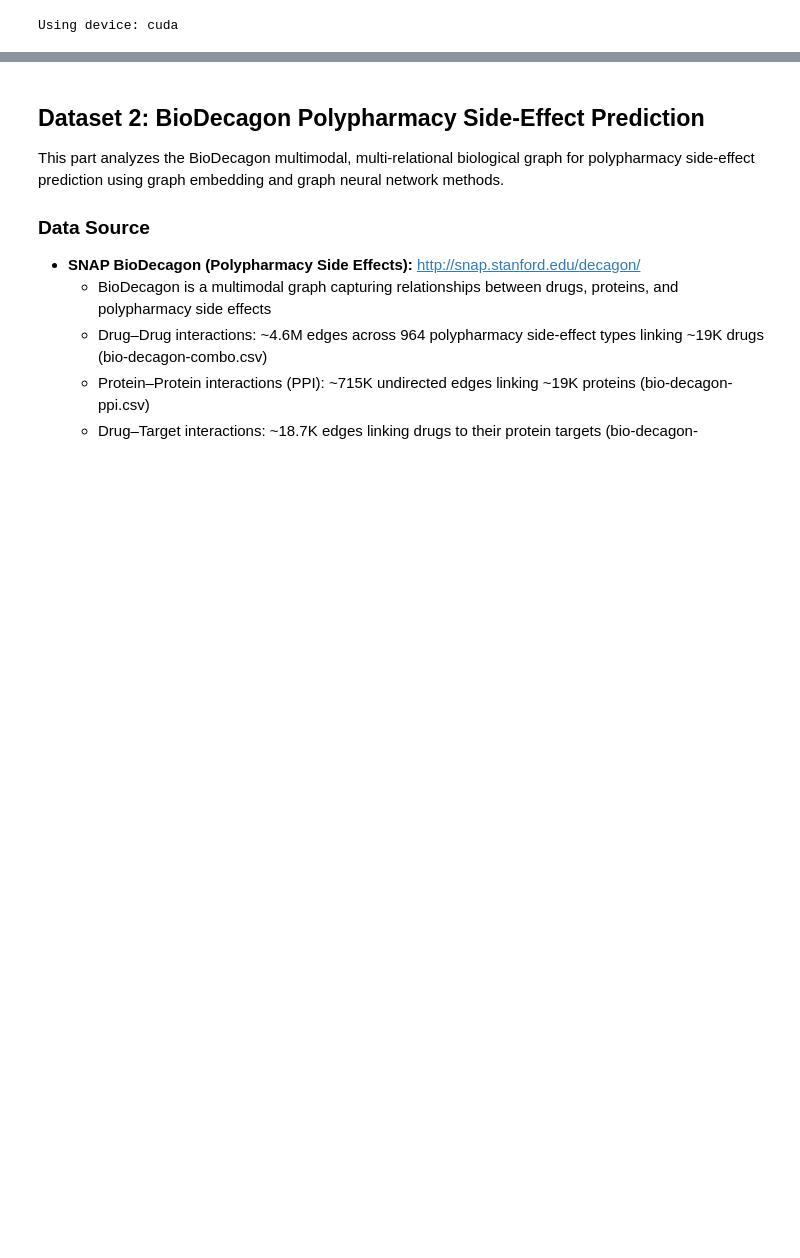
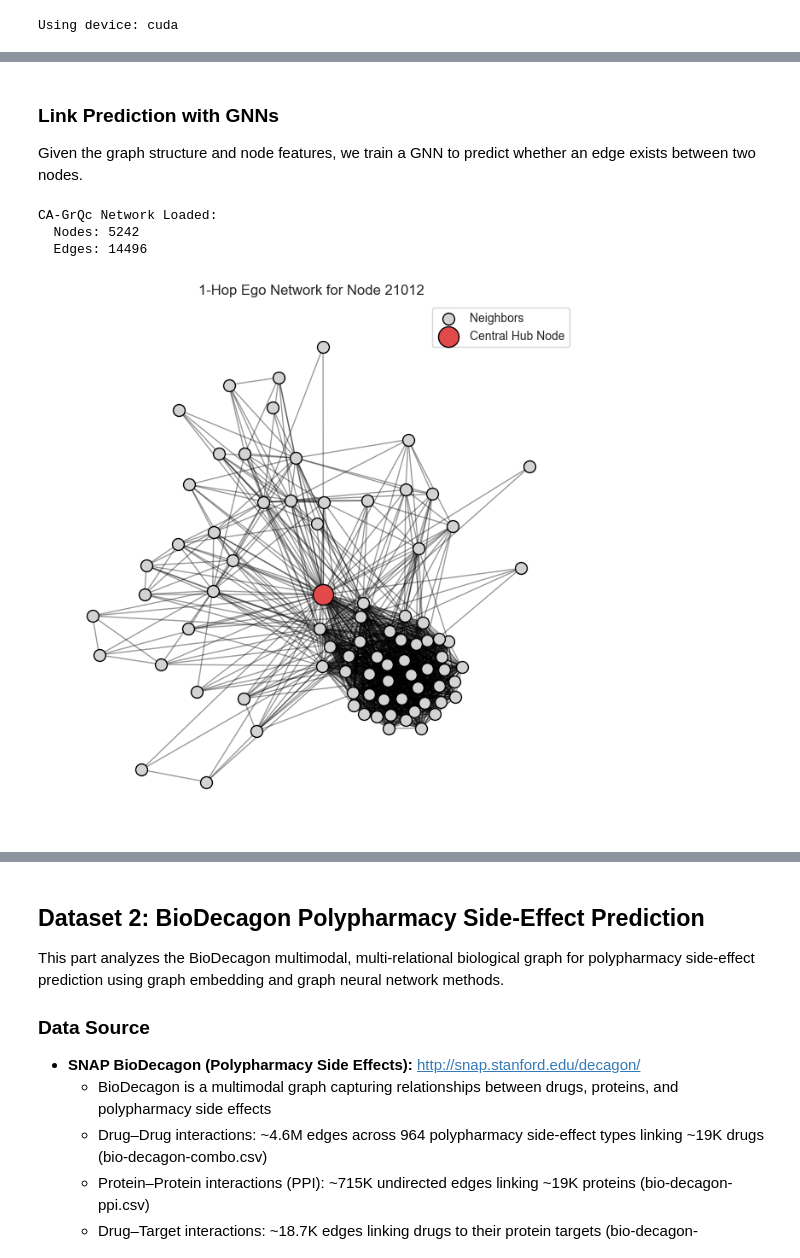
Before and after one commit to alpatricio10/mgma-project, a Jupyter notebook: final_analysis.ipynb, the cells around one changed output, grey strips where cells are left out. Drawn from its saved outputs; the diff is of its cells as text; code cells hidden in the pictures; blank space fills up the shorter version.

Commit message:
Add collaboration dataset

```diff
--- a/final_analysis.ipynb
+++ b/final_analysis.ipynb
@@ -476,0 +79,4 @@ Also, interstingly, once the Node2Vec algorithm was re-ran with the spectral gap
+# %% [markdown]
+### Link Prediction with GNNs
+
+ Given the graph structure and node features, we train a GNN to predict whether an edge exists between two nodes.
@@ -476,0 +96,39 @@ Also, interstingly, once the Node2Vec algorithm was re-ran with the spectral gap
+# %%
+# Load dataset
+txt_file = 'data/CA-GrQc.txt'
+G_ca = nx.read_edgelist(txt_file, create_using=nx.Graph(), nodetype=int)
+
+print(f"CA-GrQc Network Loaded:")
+print(f"  Nodes: {G_ca.number_of_nodes()}")
+print(f"  Edges: {G_ca.number_of_edges()}")
+# %% [output]
+CA-GrQc Network Loaded:
+  Nodes: 5242
+  Edges: 14496
+# %%
+# Find the node with the highest degree (hub)
+max_degree_node = max(dict(G_ca.degree()).items(), key=lambda x: x[1])[0]
+
+# Extract its Ego-Graph (the node and its immediate neighbors)
+ego_g = nx.ego_graph(G_ca, max_degree_node, radius=1)
+
+# Plotting setup
+plt.figure(figsize=(8, 8))
+pos = nx.spring_layout(ego_g, seed=42, k=0.15)
+
+nx.draw_networkx_nodes(ego_g, pos, node_color='lightgray',
+                       node_size=100, edgecolors='black', label='Neighbors')
+
+nx.draw_networkx_nodes(ego_g, pos, nodelist=[max_degree_node],
+                       node_color='#E24A4A', node_size=300,
+                       edgecolors='black', label='Central Hub Node')
+
+# Draw only the positive samples
+nx.draw_networkx_edges(ego_g, pos, alpha=0.4)
+
+plt.title(f'1-Hop Ego Network for Node {max_degree_node}')
+plt.legend(scatterpoints=1)
+plt.axis('off')
+plt.show()
+# %% [output]
+[figure, added]
```
Also changed, not shown: parts of 45 cells of this notebook.
